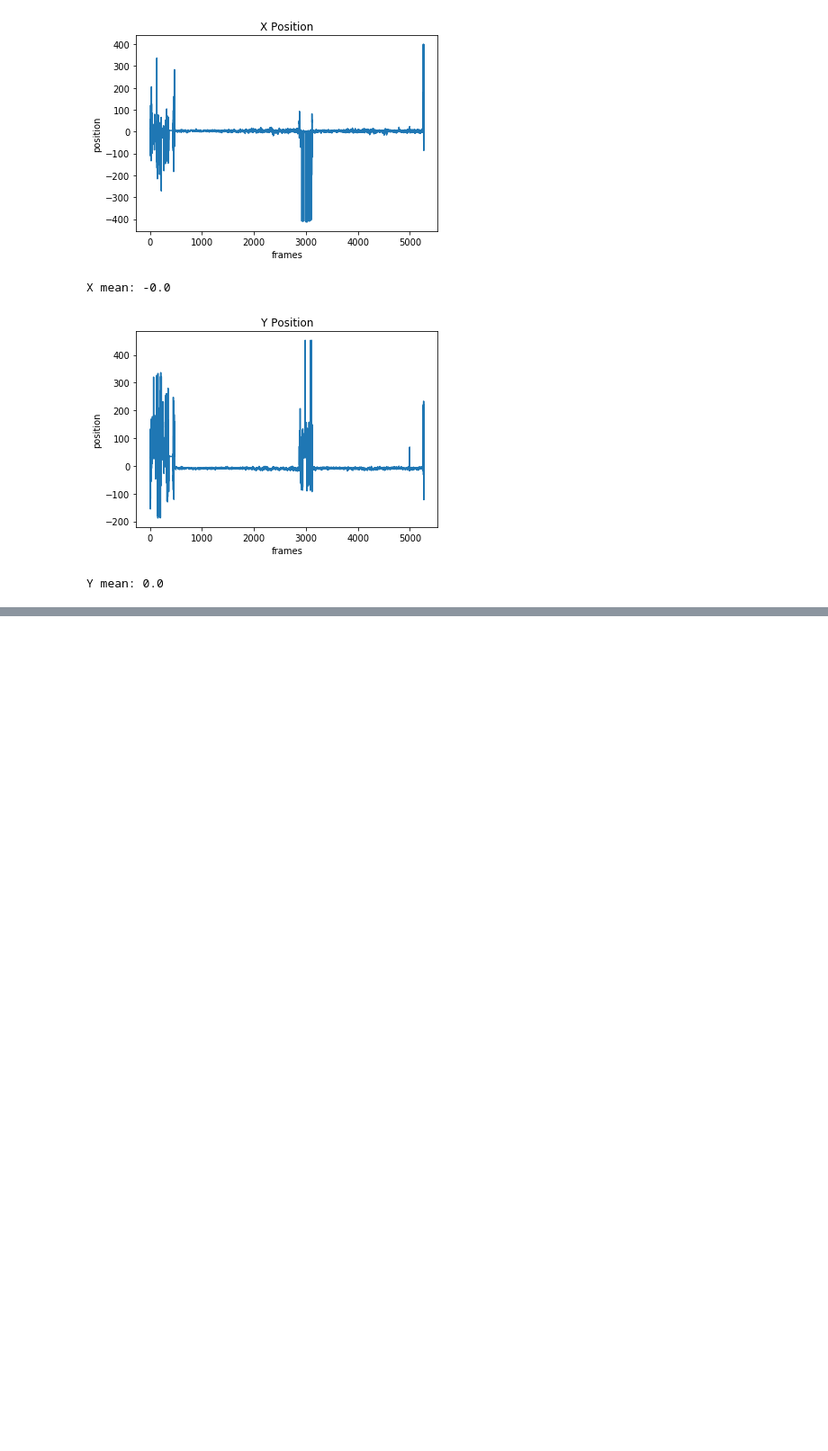
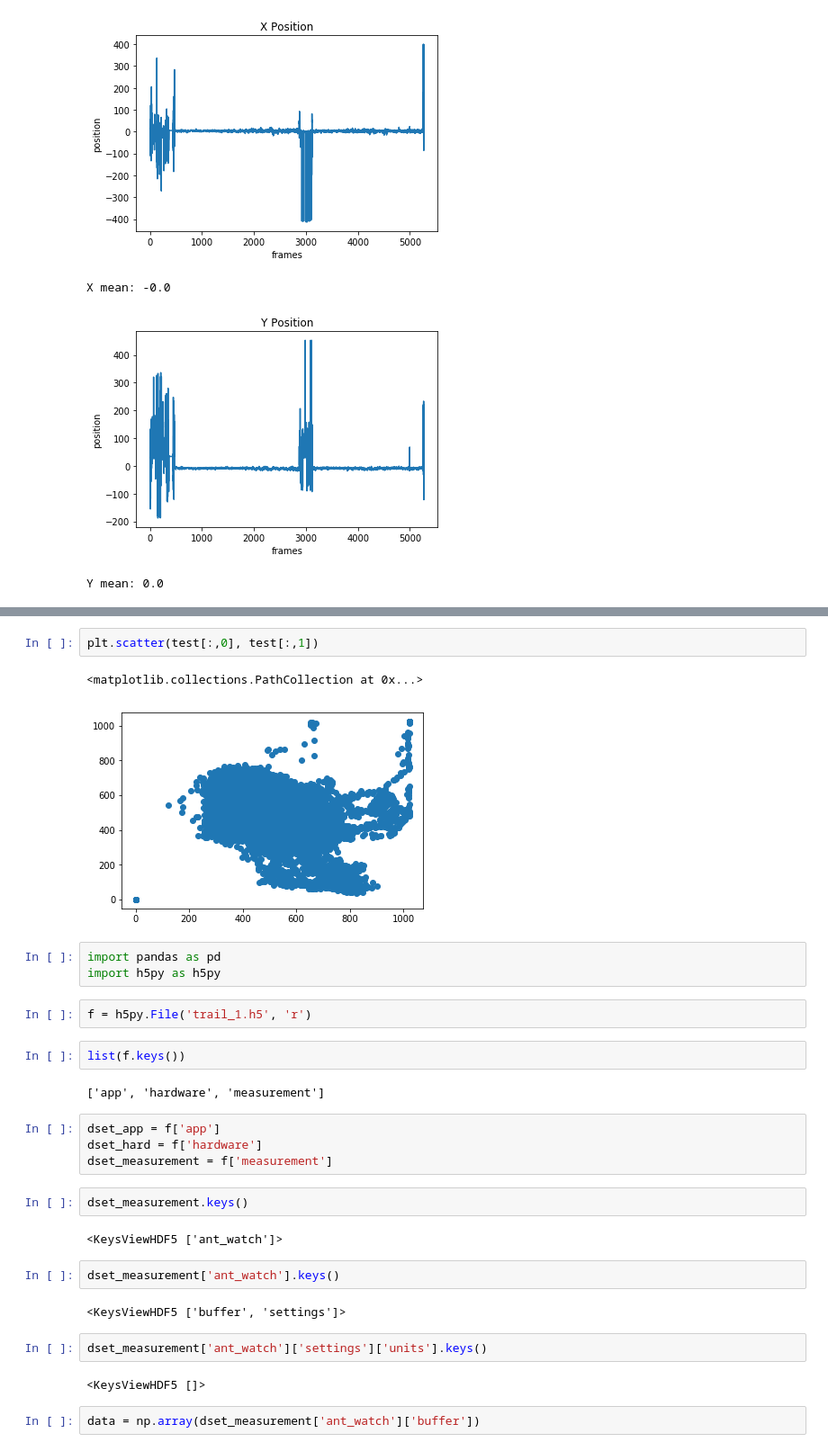
Before and after one commit to DongHur/BehaviorMapping, a Jupyter notebook: data_preparation.ipynb, the cells around one changed output, grey strips where cells are left out. Shown: that part at 90% size. Saved outputs shown, nothing was run; the diff lists cells and outputs as text; blank space fills up the shorter version.

```diff
--- a/data_preparation.ipynb
+++ b/data_preparation.ipynb
@@ -81,0 +127,32 @@ Y mean: 0.0
+# %%
+plt.scatter(test[:,0], test[:,1])
+# %% [output]
+<matplotlib.collections.PathCollection at 0x...>
+[figure, added]
+# %%
+import pandas as pd
+import h5py as h5py
+# %%
+f = h5py.File('trail_1.h5', 'r')
+# %%
+list(f.keys())
+# %% [output]
+['app', 'hardware', 'measurement']
+# %%
+dset_app = f['app']
+dset_hard = f['hardware']
+dset_measurement = f['measurement']
+# %%
+dset_measurement.keys()
+# %% [output]
+<KeysViewHDF5 ['ant_watch']>
+# %%
+dset_measurement['ant_watch'].keys()
+# %% [output]
+<KeysViewHDF5 ['buffer', 'settings']>
+# %%
+dset_measurement['ant_watch']['settings']['units'].keys()
+# %% [output]
+<KeysViewHDF5 []>
+# %%
+data = np.array(dset_measurement['ant_watch']['buffer'])
```
Also changed, not shown: parts of 12 cells of this notebook, 14 other files.
